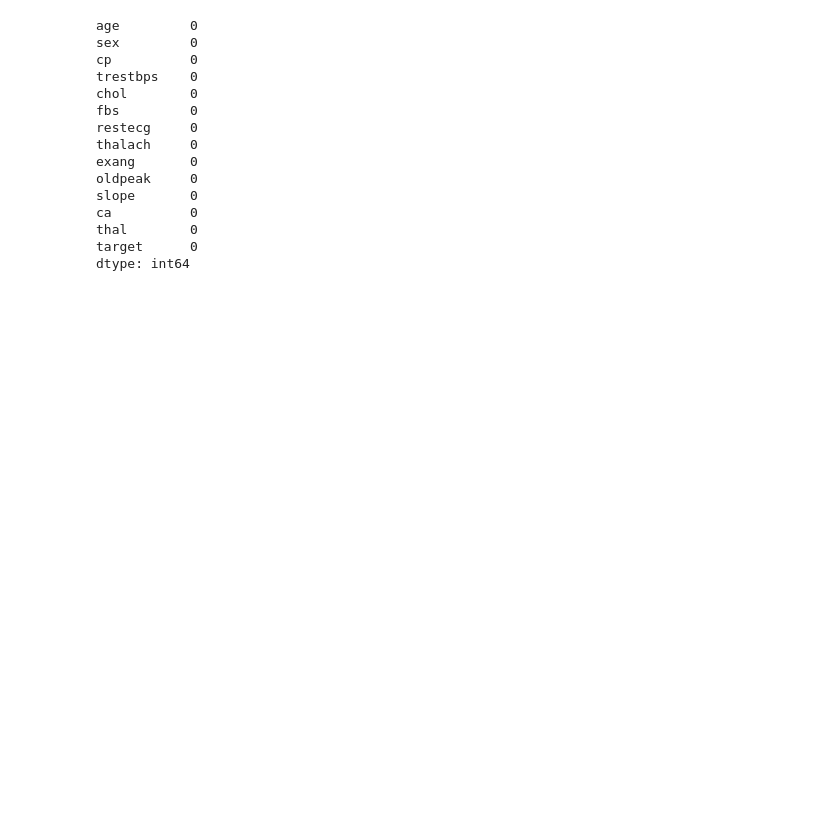
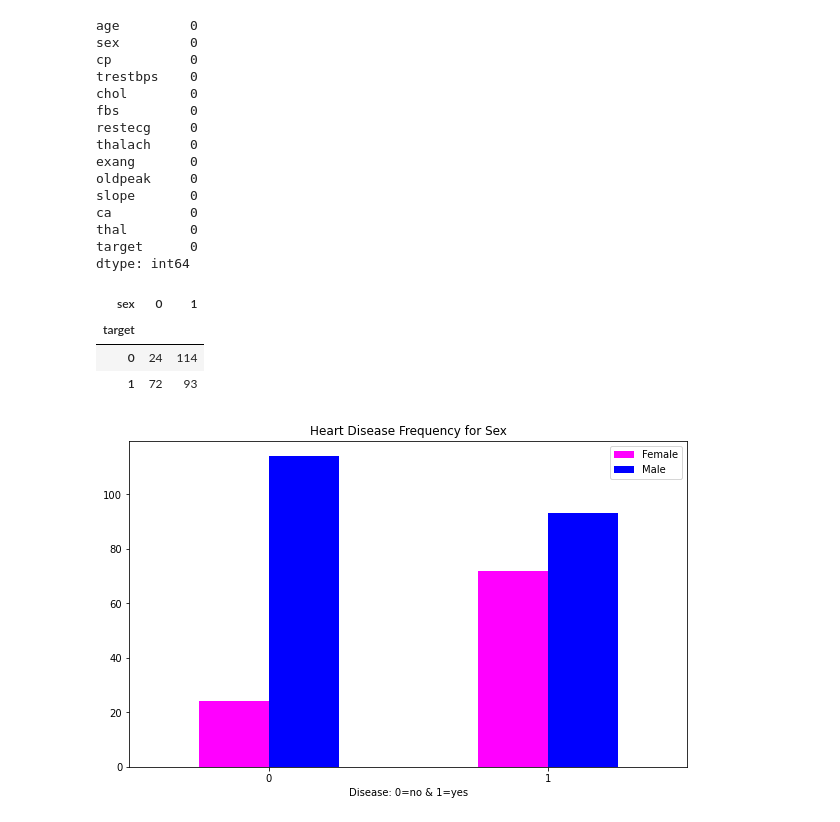
Before and after one commit to Tanishq-19/Heart-Disease-Classification, a Jupyter notebook: Heart-Disease-Classification.ipynb, the cells around one changed output. Saved outputs shown, nothing was run; the diff lists cells and outputs as text; code cells hidden in the pictures; blank space fills up the shorter version.

```diff
--- a/Heart-Disease-Classification.ipynb
+++ b/Heart-Disease-Classification.ipynb
@@ -143,3 +143,20 @@ ca          0
 thal        0
 target      0
 dtype: int64
+# %%
+pd.crosstab(df.target, df.sex)
+# %% [output]
+| sex | 0 | 1 |
+| target |  |  |
+| 0 | 24 | 114 |
+| 1 | 72 | 93 |
+# %%
+# Plot to demonstrate crosstab between sex and target
+
+pd.crosstab(df.target, df.sex).plot(kind="bar", figsize=(10,6), color=["magenta", "blue"])
+plt.xlabel("Disease: 0=no & 1=yes")
+plt.xticks(rotation=0)
+plt.title("Heart Disease Frequency for Sex")
+plt.legend(["Female", "Male"]);
+# %% [output]
+[figure, added]
```
Also changed, not shown: parts of 4 cells of this notebook.
